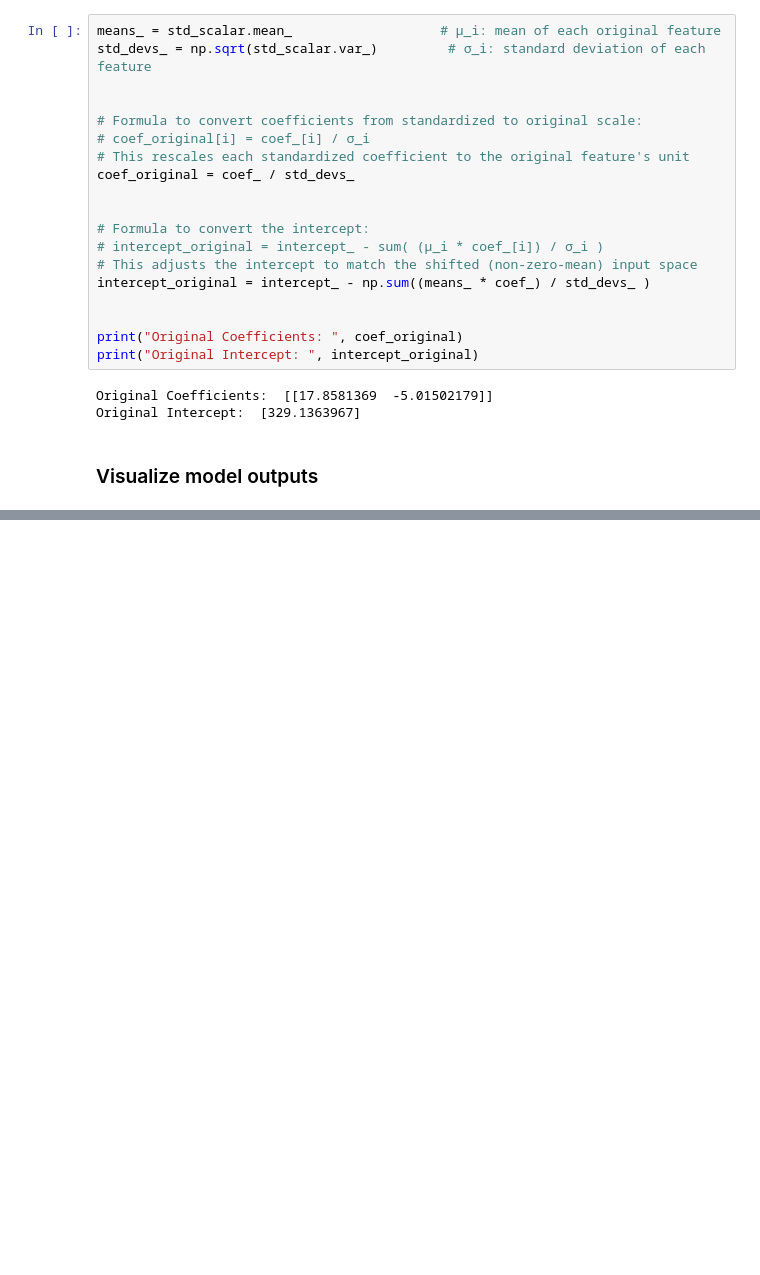
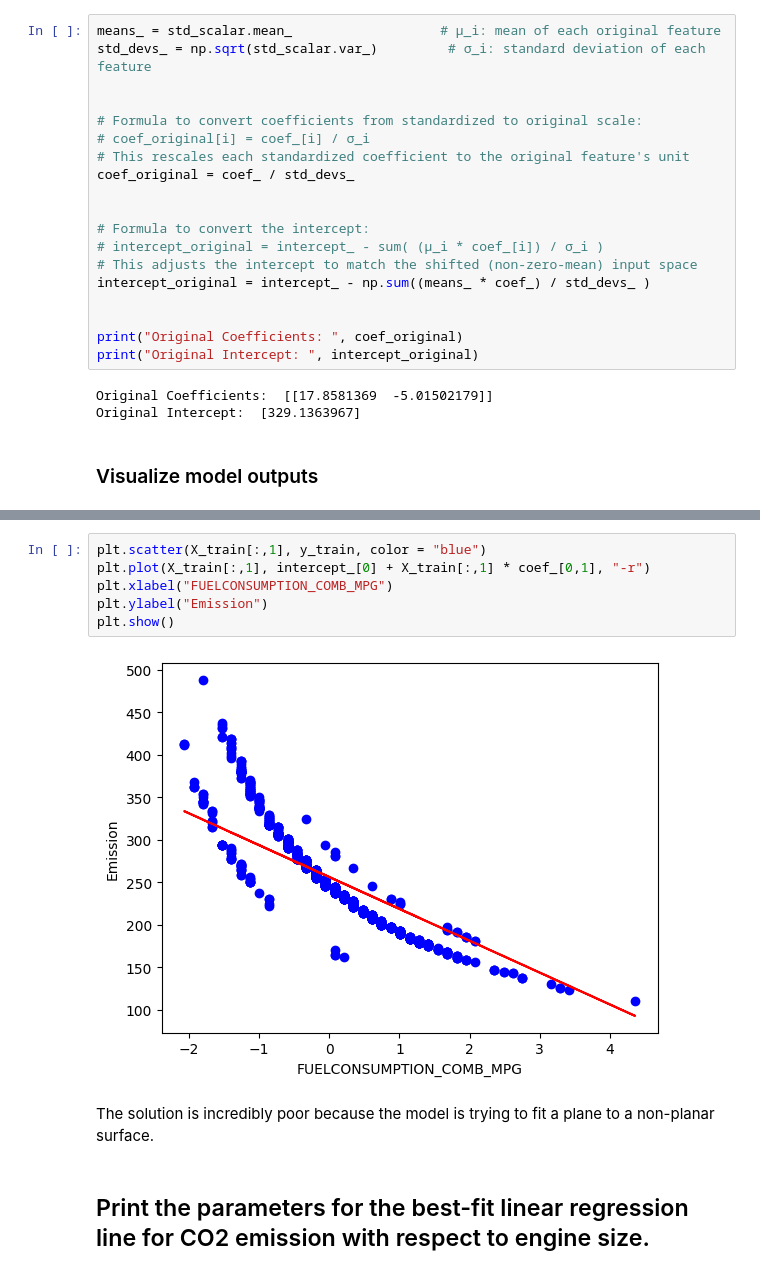
Before and after one commit to sfkhn/Multiple-Linear-Regression, a Jupyter notebook: Mutiple_linear_regression.ipynb, the cells around one changed output, grey strips where cells are left out. Saved outputs shown, nothing was run; the diff lists cells and outputs as text; blank space fills up the shorter version.

```diff
--- a/Mutiple_linear_regression.ipynb
+++ b/Mutiple_linear_regression.ipynb
@@ -211,0 +263,12 @@ y_surf = intercept_ + coef_[0,0] * X1_surf + coef_[0,1] * X2_surf
+# %%
+plt.scatter(X_train[:,1], y_train, color = "blue")
+plt.plot(X_train[:,1], intercept_[0] + X_train[:,1] * coef_[0,1], "-r")
+plt.xlabel("FUELCONSUMPTION_COMB_MPG")
+plt.ylabel("Emission")
+plt.show()
+# %% [output]
+[figure, added]
+# %% [markdown]
+The solution is incredibly poor because the model is trying to fit a plane to a non-planar surface.
+# %% [markdown]
+## Print the parameters for the best-fit linear regression line for CO2 emission with respect to engine size.
```
Also changed, not shown: parts of 15 cells of this notebook.
